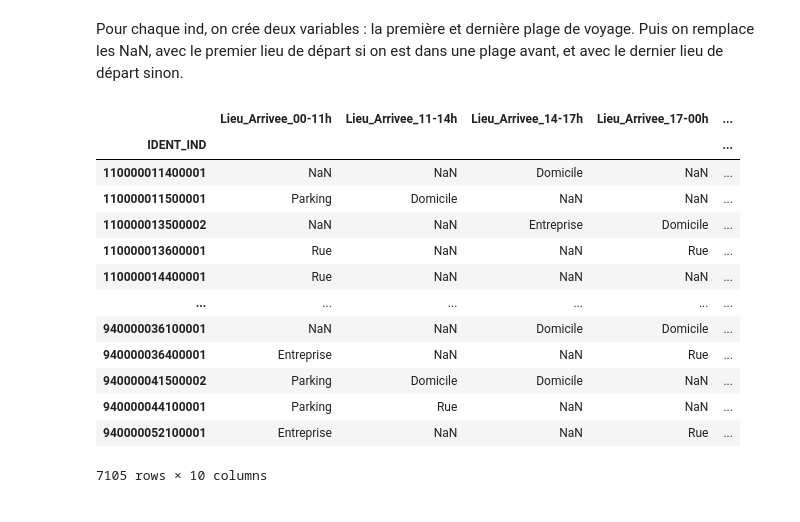
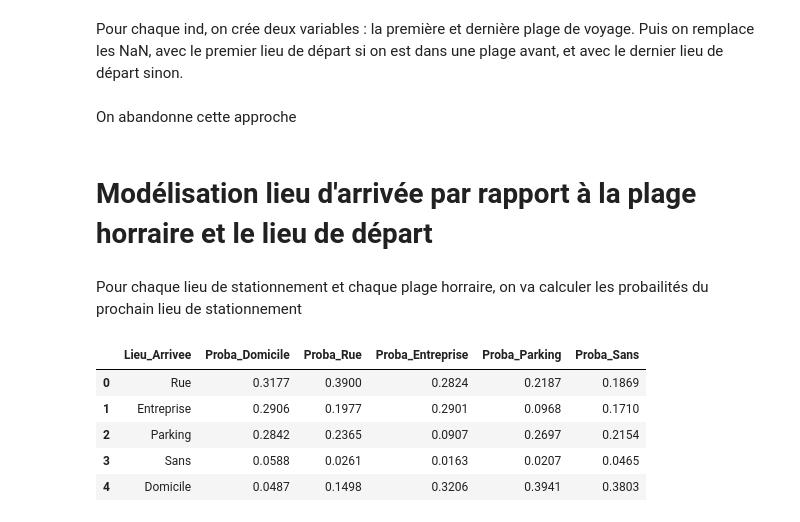
Before and after one commit to kilianguillon/Projet_statapp, a Jupyter notebook: script_main.ipynb, the cells around one changed output. Drawn from its saved outputs; the diff is of its cells as text; code cells hidden in the pictures.

Commit message:
fonction lieu arrive selon depart et heure

```diff
--- a/script_main.ipynb
+++ b/script_main.ipynb
@@ -526,31 +526,40 @@ EMP_wide["rang_der"] = EMP_wide[["Lieu_Arrivee_00-11h", "Lieu_Arrivee_11-14h", "
 #dict_der = {"Lieu_Arrivee_00-11h": 5, "Lieu_Arrivee_11-14h": 6, "Lieu_Arrivee_14-17h": 7, "Lieu_Arrivee_17-00h" : 8}
 #EMP_wide['rang_prem'] = EMP_wide['rang_prem'].replace(dict_prem)
 #EMP_wide['rang_der'] = EMP_wide['rang_der'].replace(dict_der)
-# %%
-#Remplacer les NA
-
-# Créer une fonction personnalisée pour remplacer les valeurs manquantes
-def remplacer_valeurs_manquantes(ligne):
-    if pd.isna(ligne['Lieu_Depart_00-11h']):
-        return ligne[ligne["rang_prem"]]
-    else:
-        return ligne['Lieu_Depart_00-11h']
-
-# Appliquer la fonction personnalisée à chaque ligne
-EMP_wide['Lieu_Depart_00-11h'] = EMP_wide.apply(remplacer_valeurs_manquantes, axis=1)
-EMP_wide[
-# %% [output]
-|  | Lieu_Arrivee_00-11h | Lieu_Arrivee_11-14h | Lieu_Arrivee_14-17h | Lieu_Arrivee_17-00h | ... |
-| IDENT_IND |  |  |  |  | ... |
-| 110000011400001 | NaN | NaN | Domicile | NaN | ... |
-| 110000011500001 | Parking | Domicile | NaN | NaN | ... |
-| 110000013500002 | NaN | NaN | Entreprise | Domicile | ... |
-| 110000013600001 | Rue | NaN | NaN | Rue | ... |
-| 110000014400001 | Rue | NaN | NaN | NaN | ... |
-| ... | ... | ... | ... | ... | ... |
-| 940000036100001 | NaN | NaN | Domicile | Domicile | ... |
-| 940000036400001 | Entreprise | NaN | NaN | Rue | ... |
-| 940000041500002 | Parking | Domicile | Domicile | NaN | ... |
-| 940000044100001 | Parking | Rue | NaN | NaN | ... |
-| 940000052100001 | Entreprise | NaN | NaN | Rue | ... |
-7105 rows × 10 columns
+# %% [markdown]
+On abandonne cette approche
+# %% [markdown]
+# Modélisation lieu d'arrivée par rapport à la plage horraire et le lieu de départ
+# %% [markdown]
+Pour chaque lieu de stationnement et chaque plage horraire, on va calculer les probailités du prochain lieu de stationnement
+# %%
+#On va créer un e fonction liée à count_occ_pound qui pour chaque plage horraire va nous envoyer la proba de Lieu_Arrivee pour chaque Lieu_Depart
+
+def transition_plage(plage):
+    Lieux = ["Domicile","Rue","Entreprise","Parking","Sans"]
+    results=None
+    for Lieu in Lieux:
+        data = EMP[(EMP["Plage_horraire"] == plage) & (EMP["Lieu_Depart"] == Lieu)]
+        results_temp = count_occ_pond(data, 'Lieu_Arrivee', 'POND_JOUR').iloc[:, [0, 2]]
+
+        results_temp["Proportion"] = results_temp["Proportion"] / 100
+        results_temp.rename(columns={'Proportion': 'Proba'+'_'+Lieu}, inplace=True)
+
+
+        if results is None: #on fusionne toutes les proportions pour créer la matrice
+            results = results_temp
+        else:
+            results = pd.merge(results, results_temp, on='Lieu_Arrivee')
+
+    return results
+
+
+# Appel de la fonction avec la plage "00-11h"
+transition_plage("00-11h")
+# %% [output]
+|  | Lieu_Arrivee | Proba_Domicile | Proba_Rue | Proba_Entreprise | Proba_Parking | Proba_Sans |
+| 0 | Rue | 0.3177 | 0.3900 | 0.2824 | 0.2187 | 0.1869 |
+| 1 | Entreprise | 0.2906 | 0.1977 | 0.2901 | 0.0968 | 0.1710 |
+| 2 | Parking | 0.2842 | 0.2365 | 0.0907 | 0.2697 | 0.2154 |
+| 3 | Sans | 0.0588 | 0.0261 | 0.0163 | 0.0207 | 0.0465 |
+| 4 | Domicile | 0.0487 | 0.1498 | 0.3206 | 0.3941 | 0.3803 |
```
Also changed, not shown: parts of 2 cells of this notebook.
